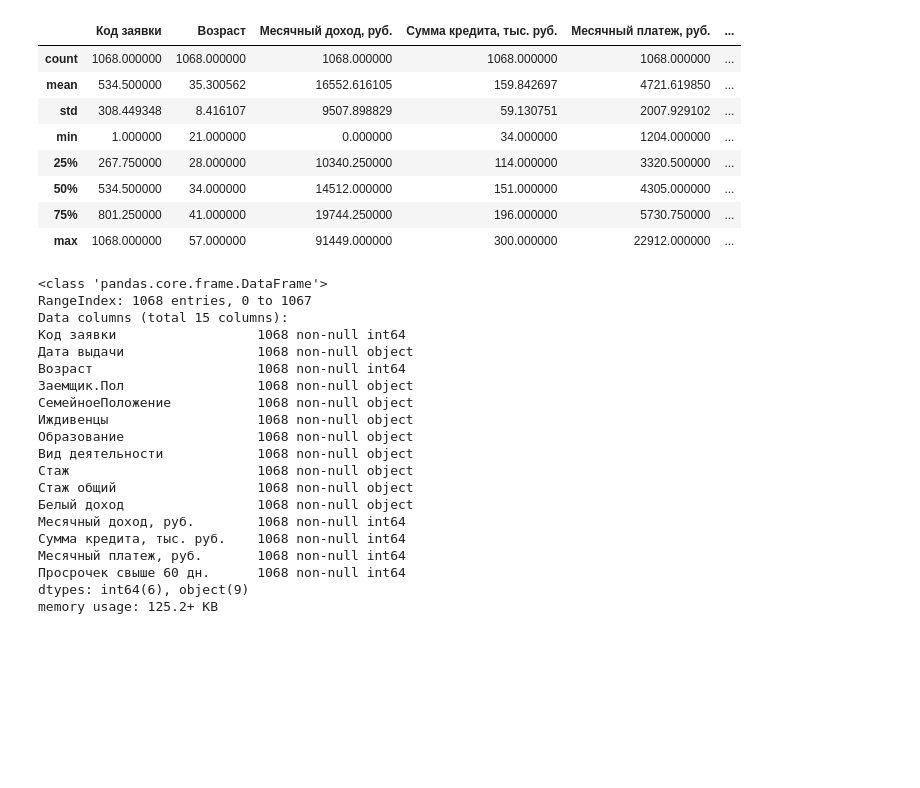
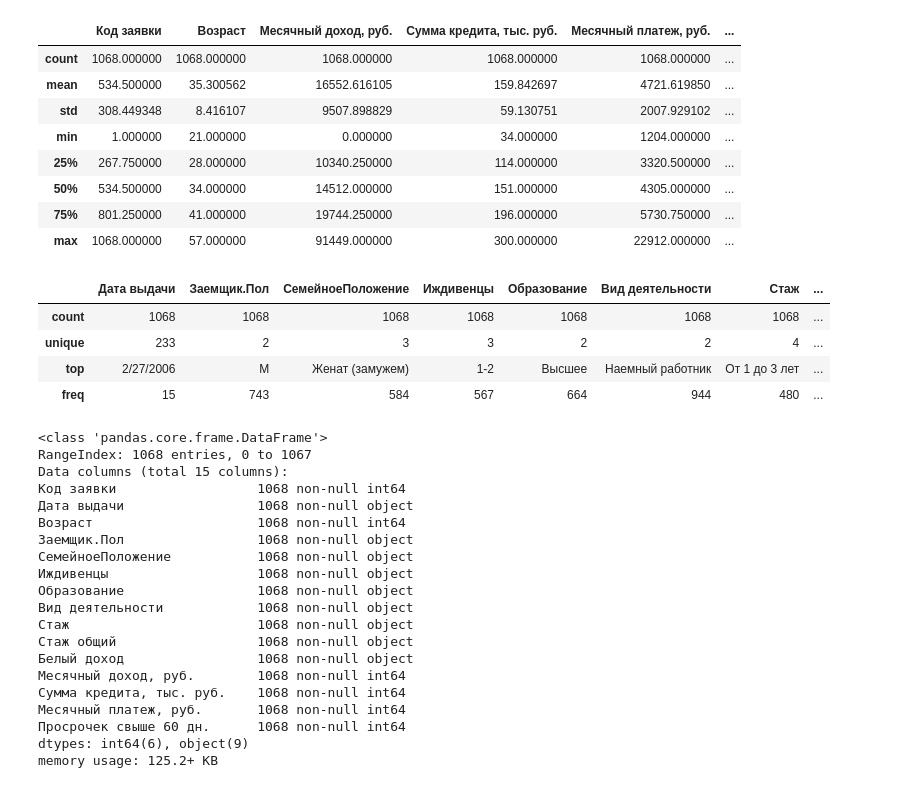
Before and after one commit to SomeoneSerge/vsu-dm, a Jupyter notebook: feodor.ipynb, the cells around one changed output. Saved outputs shown, nothing was run; the diff lists cells and outputs as text; code cells hidden in the pictures; blank space fills up the shorter version.

```diff
--- a/feodor.ipynb
+++ b/feodor.ipynb
@@ -24,6 +24,14 @@ df.describe()
 | 50% | 534.500000 | 34.000000 | 14512.000000 | 151.000000 | 4305.000000 | ... |
 | 75% | 801.250000 | 41.000000 | 19744.250000 | 196.000000 | 5730.750000 | ... |
 | max | 1068.000000 | 57.000000 | 91449.000000 | 300.000000 | 22912.000000 | ... |
+# %%
+df.describe(include=['O'])
+# %% [output]
+|  | Дата выдачи | Заемщик.Пол | СемейноеПоложение | Иждивенцы | Образование | Вид деятельности | Стаж | ... |
+| count | 1068 | 1068 | 1068 | 1068 | 1068 | 1068 | 1068 | ... |
+| unique | 233 | 2 | 3 | 3 | 2 | 2 | 4 | ... |
+| top | 2/27/2006 | М | Женат (замужем) | 1-2 | Высшее | Наемный работник | От 1 до 3 лет | ... |
+| freq | 15 | 743 | 584 | 567 | 664 | 944 | 480 | ... |
 # %%
 df.info()
 # %% [output]
```
Also changed, not shown: parts of 21 cells of this notebook, 2 other files.
